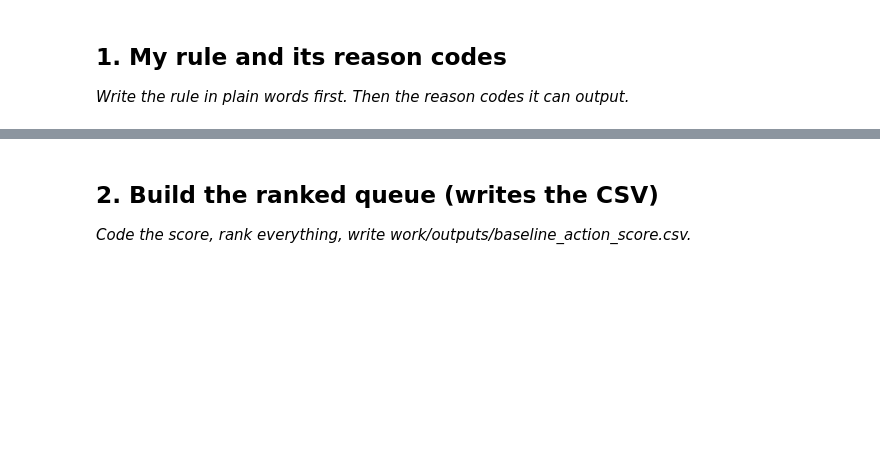
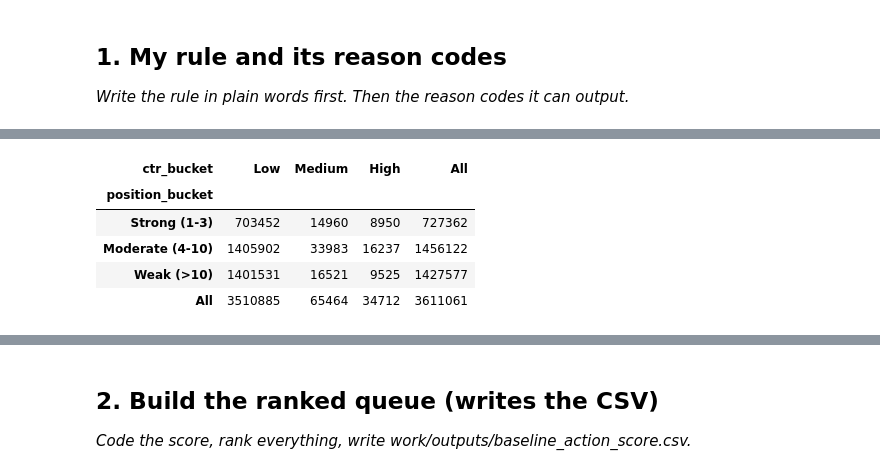
Before and after one commit to SamarBabar02/flyrank-ml-internship, a Jupyter notebook: work/notebooks/w04_baseline_score.ipynb, the cells around one changed output, grey strips where cells are left out. Drawn from its saved outputs; the diff is of its cells as text; code cells hidden in the pictures; blank space fills up the shorter version.

```diff
--- a/work/notebooks/w04_baseline_score.ipynb
+++ b/work/notebooks/w04_baseline_score.ipynb
@@ -12,0 +184,17 @@ This skeleton is yours to fill. Work the sections **in order** — each one has
+# %%
+# Check CTR vs position together
+
+ctr_position_table = pd.crosstab(
+    df['position_bucket'],
+    df['ctr_bucket'],
+    margins=True
+)
+
+display(ctr_position_table)
+# %% [output]
+| ctr_bucket | Low | Medium | High | All |
+| position_bucket |  |  |  |  |
+| Strong (1-3) | 703452 | 14960 | 8950 | 727362 |
+| Moderate (4-10) | 1405902 | 33983 | 16237 | 1456122 |
+| Weak (>10) | 1401531 | 16521 | 9525 | 1427577 |
+| All | 3510885 | 65464 | 34712 | 3611061 |
```
Also changed, not shown: parts of 12 cells of this notebook.
